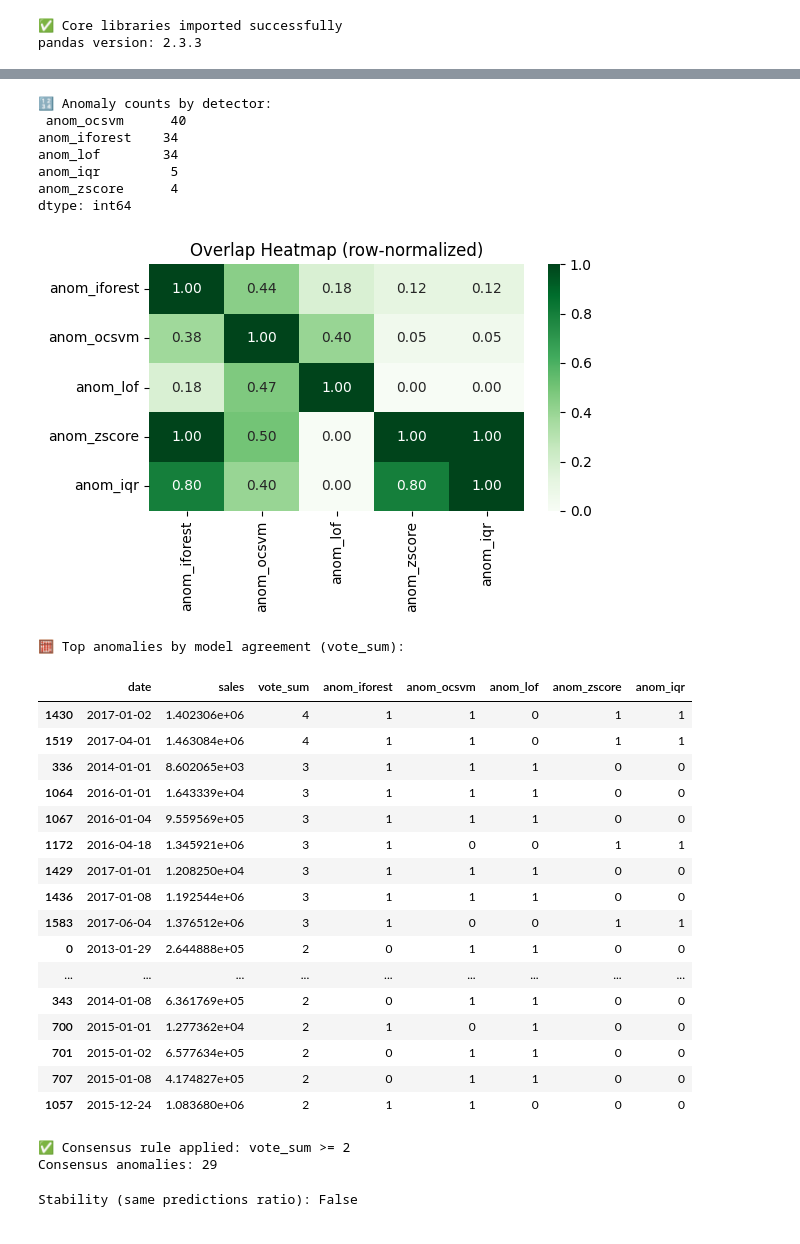
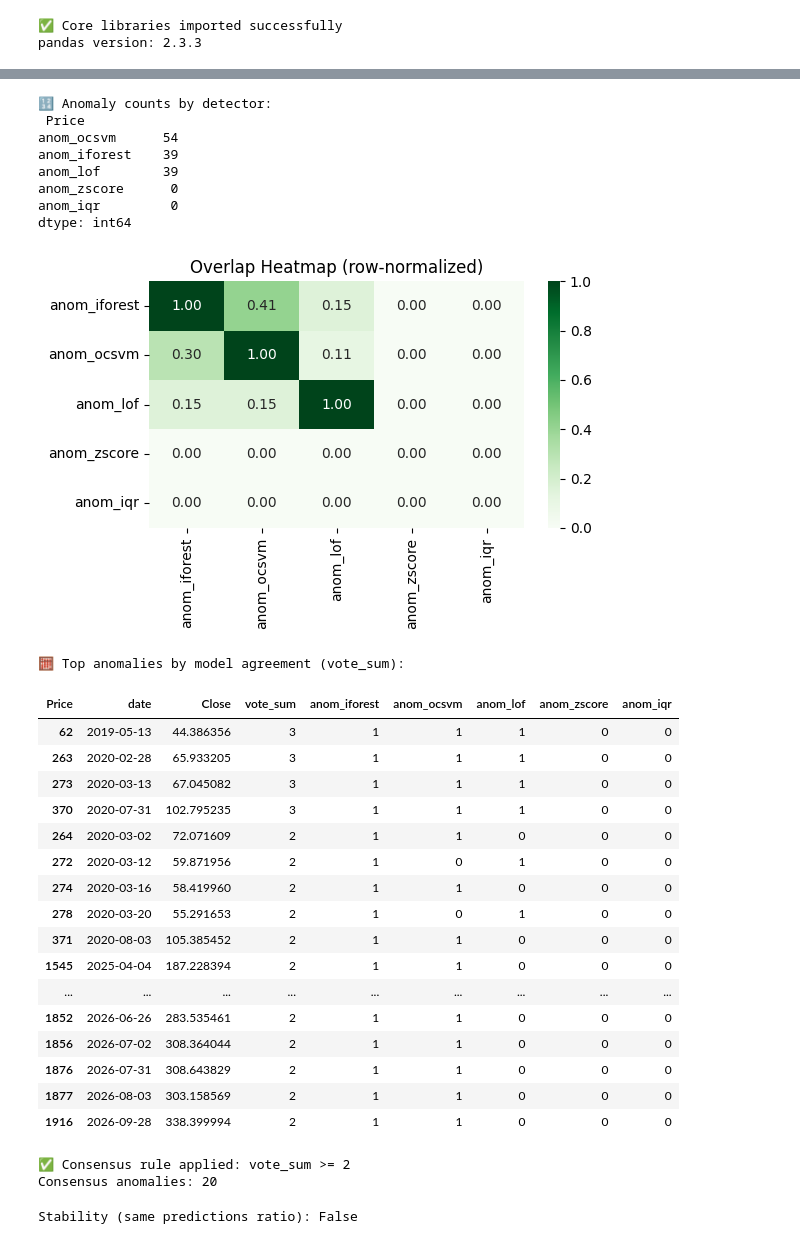
Before and after one commit to dhwanil1907/kpi-anomaly-detector, a Jupyter notebook: notebook/kpi.ipynb, the cells around one changed output, grey strips where cells are left out. Saved outputs shown, nothing was run; the diff lists cells and outputs as text; code cells hidden in the pictures.

```diff
--- a/notebook/kpi.ipynb
+++ b/notebook/kpi.ipynb
@@ -267,25 +259,23 @@ def make_synthetic(days: int = 730, seed: int = RANDOM_SEED) -> pd.DataFrame:
     })
 # %%
 # =========================================================
-# Load Data (local CSVs first, synthetic fallback)
+# Load Data  (yfinance → synthetic fallback)
 # =========================================================
 
 try:
-    if DATA_DIR is None:
-        raise FileNotFoundError("No valid DATA_DIR resolved from candidates.")
-
-    # Load using config-defined grain (global/store)
-    df_raw = load_local_store_sales(DATA_DIR, grain=CFG["preprocess"]["grain"])
-    source = f"local CSVs @ {DATA_DIR}"
+    df_raw = load_yfinance(
+        ticker=CFG["data"]["ticker"],
+        start=CFG["data"]["start"],
+        end=CFG["data"]["end"],
+    )
+    source = f"yfinance — {CFG['data']['ticker']}"
 except Exception as e:
-    print("⚠️ Local load failed:", e)
-    print("→ Falling back to synthetic dataset for a smooth run.")
+    print("⚠️  yfinance load failed:", e)
+    print("→ Falling back to synthetic dataset.")
     df_raw = make_synthetic()
     source = "synthetic"
 
-# Ensure 'date' is datetime
-if "date" in df_raw.columns:
-    df_raw["date"] = pd.to_datetime(df_raw["date"], errors="coerce")
+df_raw["date"] = pd.to_datetime(df_raw["date"], errors="coerce")
 
 print(f"✅ Data loaded from: {source}")
 print("Shape:", df_raw.shape)
@@ -719,62 +661,63 @@ plt.title("Overlap Heatmap (row-normalized)")
 plt.tight_layout()
 plt.show()
 
 # 4) Simple voting ensemble (sum of flags) and top anomalies table
 df_det["vote_sum"] = df_det[flag_cols].sum(axis=1)
 top_anoms = (df_det[df_det["vote_sum"] > 0]
              .sort_values(["vote_sum", "date"], ascending=[False, True])
-             .loc[:, ["date", "sales", "vote_sum"] + flag_cols]
+             .loc[:, ["date", TARGET, "vote_sum"] + flag_cols]
              .head(20))
 
 print("🧮 Top anomalies by model agreement (vote_sum):")
 display(top_anoms)
 
 # 5) Optional: plot with a chosen consensus rule (e.g., vote_sum >= 2)
 CONSENSUS_K = 2  # change to 1 (any), 2 (at least two), 3 (strict), etc.
 df_det["anom_consensus"] = (df_det["vote_sum"] >= CONSENSUS_K).astype(int)
 
 print(f"✅ Consensus rule applied: vote_sum >= {CONSENSUS_K}")
 print("Consensus anomalies:", int(df_det["anom_consensus"].sum()))
 
 # Visualize consensus anomalies on the series
 plot_anomalies(
     df=df_det.rename(columns={"anom_consensus": "anom_temp_consensus"}),
     date_col="date",
-    value_col="sales",
+    value_col=TARGET,
     flag_col="anom_temp_consensus",
-    title=f"Sales — Consensus Anomalies (vote_sum ≥ {CONSENSUS_K})"
+    title=f"{CFG['data']['ticker']} {TARGET} — Consensus Anomalies (vote_sum ≥ {CONSENSUS_K})"
 )
 # Clean up temp column to keep df_det tidy
 df_det.drop(columns=["anom_temp_consensus"], errors="ignore", inplace=True)
 # %% [output]
 🔢 Anomaly counts by detector:
- anom_ocsvm      40
-anom_iforest    34
-anom_lof        34
-anom_iqr         5
-anom_zscore      4
+ Price
+anom_ocsvm      54
+anom_iforest    39
+anom_lof        39
+anom_zscore      0
+anom_iqr         0
 dtype: int64
-[figure, old version]
+[figure, new version]
 🧮 Top anomalies by model agreement (vote_sum):
-|  | date | sales | vote_sum | anom_iforest | anom_ocsvm | anom_lof | anom_zscore | anom_iqr |
-| 1430 | 2017-01-02 | 1.402306e+06 | 4 | 1 | 1 | 0 | 1 | 1 |
-| 1519 | 2017-04-01 | 1.463084e+06 | 4 | 1 | 1 | 0 | 1 | 1 |
-| 336 | 2014-01-01 | 8.602065e+03 | 3 | 1 | 1 | 1 | 0 | 0 |
-| 1064 | 2016-01-01 | 1.643339e+04 | 3 | 1 | 1 | 1 | 0 | 0 |
-| 1067 | 2016-01-04 | 9.559569e+05 | 3 | 1 | 1 | 1 | 0 | 0 |
-| 1172 | 2016-04-18 | 1.345921e+06 | 3 | 1 | 0 | 0 | 1 | 1 |
-| 1429 | 2017-01-01 | 1.208250e+04 | 3 | 1 | 1 | 1 | 0 | 0 |
-| 1436 | 2017-01-08 | 1.192544e+06 | 3 | 1 | 1 | 1 | 0 | 0 |
-| 1583 | 2017-06-04 | 1.376512e+06 | 3 | 1 | 0 | 0 | 1 | 1 |
-| 0 | 2013-01-29 | 2.644888e+05 | 2 | 0 | 1 | 1 | 0 | 0 |
+| Price | date | Close | vote_sum | anom_iforest | anom_ocsvm | anom_lof | anom_zscore | anom_iqr |
+| 62 | 2019-05-13 | 44.386356 | 3 | 1 | 1 | 1 | 0 | 0 |
+| 263 | 2020-02-28 | 65.933205 | 3 | 1 | 1 | 1 | 0 | 0 |
+| 273 | 2020-03-13 | 67.045082 | 3 | 1 | 1 | 1 | 0 | 0 |
+| 370 | 2020-07-31 | 102.795235 | 3 | 1 | 1 | 1 | 0 | 0 |
+| 264 | 2020-03-02 | 72.071609 | 2 | 1 | 1 | 0 | 0 | 0 |
+| 272 | 2020-03-12 | 59.871956 | 2 | 1 | 0 | 1 | 0 | 0 |
+| 274 | 2020-03-16 | 58.419960 | 2 | 1 | 1 | 0 | 0 | 0 |
+| 278 | 2020-03-20 | 55.291653 | 2 | 1 | 0 | 1 | 0 | 0 |
+| 371 | 2020-08-03 | 105.385452 | 2 | 1 | 1 | 0 | 0 | 0 |
+| 1545 | 2025-04-04 | 187.228394 | 2 | 1 | 1 | 0 | 0 | 0 |
 | ... | ... | ... | ... | ... | ... | ... | ... | ... |
-| 343 | 2014-01-08 | 6.361769e+05 | 2 | 0 | 1 | 1 | 0 | 0 |
-| 700 | 2015-01-01 | 1.277362e+04 | 2 | 1 | 0 | 1 | 0 | 0 |
-| 701 | 2015-01-02 | 6.577634e+05 | 2 | 0 | 1 | 1 | 0 | 0 |
-| 707 | 2015-01-08 | 4.174827e+05 | 2 | 0 | 1 | 1 | 0 | 0 |
-| 1057 | 2015-12-24 | 1.083680e+06 | 2 | 1 | 1 | 0 | 0 | 0 |
+| 1852 | 2026-06-26 | 283.535461 | 2 | 1 | 1 | 0 | 0 | 0 |
+| 1856 | 2026-07-02 | 308.364044 | 2 | 1 | 1 | 0 | 0 | 0 |
+| 1876 | 2026-07-31 | 308.643829 | 2 | 1 | 1 | 0 | 0 | 0 |
+| 1877 | 2026-08-03 | 303.158569 | 2 | 1 | 1 | 0 | 0 | 0 |
+| 1916 | 2026-09-28 | 338.399994 | 2 | 1 | 1 | 0 | 0 | 0 |
 ✅ Consensus rule applied: vote_sum >= 2
-Consensus anomalies: 29
+Consensus anomalies: 20
 # %%
 # checking the stability of IsolationForest model
 half = len(df_feat) // 2
```
Also changed, not shown: parts of 19 cells of this notebook, 10 other files.
